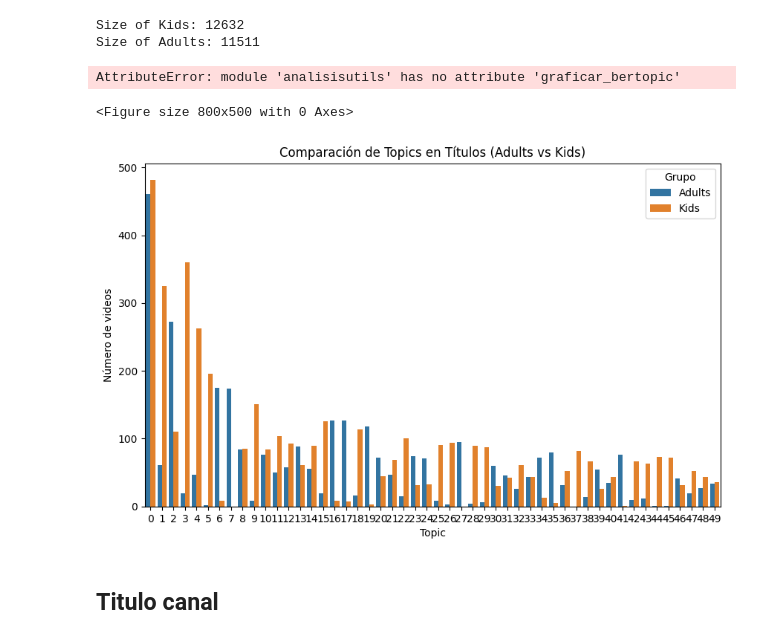
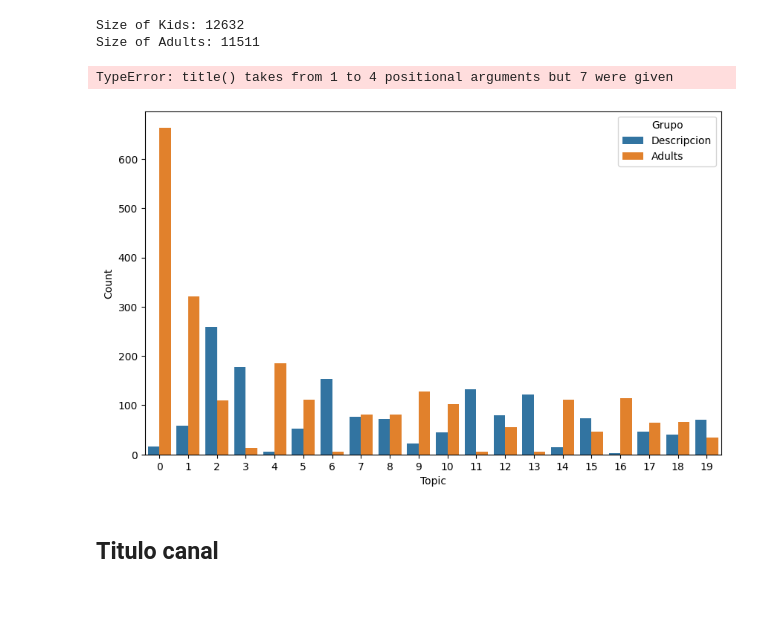
Before and after one commit to UCM-GIDIA-PD1/c2526-R1, a Jupyter notebook: src/analisis_kids.ipynb, the cells around one changed output. Cells and saved outputs as stored; diff of their text form; code cells hidden in the pictures; blank space fills up the shorter version.

Commit message:
Creacion de analisis_generos_proceso.ipynb + modificaciones en kids

```diff
--- a/src/analisis_kids.ipynb
+++ b/src/analisis_kids.ipynb
@@ -270,54 +270,12 @@ print(f'Size of Adults: {len(df_bertopic_titulo_adults)}')
 Size of Kids: 12632
 Size of Adults: 11511
 # %%
-plt.figure(figsize=(8,5))
-utils.graficar_bertopic(df_Adult, df_Kids, ax[0], "Topic")
+plt.figure(figsize=(10,6))
+utils.graficar_bertopic(df_bertopic_titulo_adults, df_bertopic_titulo_kids, "Descripcion", "Adults", "Kids")
 plt.show()
 # %% [output]
-AttributeError: module 'analisisutils' has no attribute 'graficar_bertopic'
+TypeError: title() takes from 1 to 4 positional arguments but 7 were given
-<Figure size 800x500 with 0 Axes>
+[figure, added]
-# %%
-# contar topics
-top_adults = df_bertopic_titulo_adults["Topic"].value_counts()
-top_kids = df_bertopic_titulo_kids["Topic"].value_counts()
-
-# eliminar outliers
-top_adults = top_adults[top_adults.index != -1]
-top_kids = top_kids[top_kids.index != -1]
-
-# convertir a dataframe
-df_adults = top_adults.reset_index()
-df_adults.columns = ["Topic", "Count"]
-df_adults["Grupo"] = "Adults"
-
-df_kids = top_kids.reset_index()
-df_kids.columns = ["Topic", "Count"]
-df_kids["Grupo"] = "Kids"
-
-# unir
-df_plot = pd.concat([df_adults, df_kids])
-
-# quedarnos con los topics más comunes
-top_topics = (
-    df_plot.groupby("Topic")["Count"]
-    .sum()
-    .sort_values(ascending=False)
-    .head(50)
-    .index
-)
-
-df_plot = df_plot[df_plot["Topic"].isin(top_topics)]
-
-# gráfico
-plt.figure(figsize=(10,6))
-sns.barplot(data=df_plot, x="Topic", y="Count", hue="Grupo")
-
-plt.title("Comparación de Topics en Títulos (Adults vs Kids)")
-plt.ylabel("Número de videos")
-plt.xlabel("Topic")
-plt.show()
-# %% [output]
-[figure, removed]
 # %%
 plt.figure(figsize=(8,10))
 
```
Also changed, not shown: parts of 7 cells of this notebook, 3 other files.
